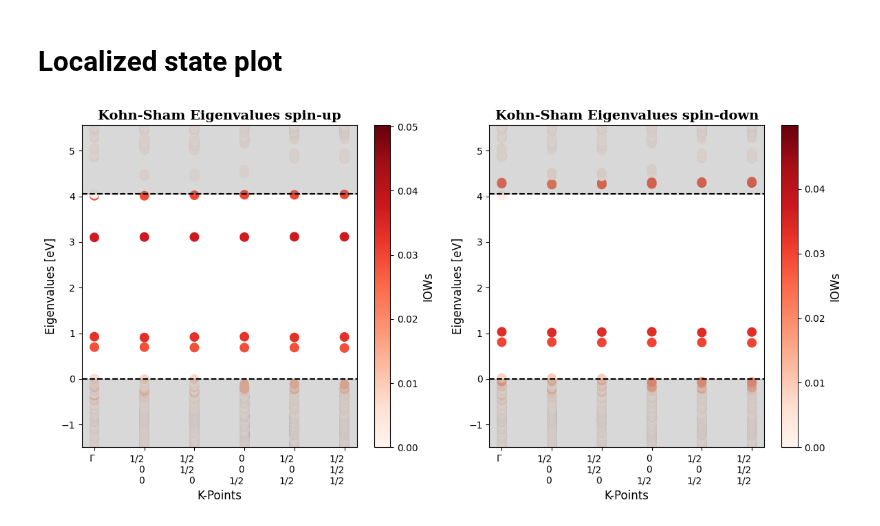
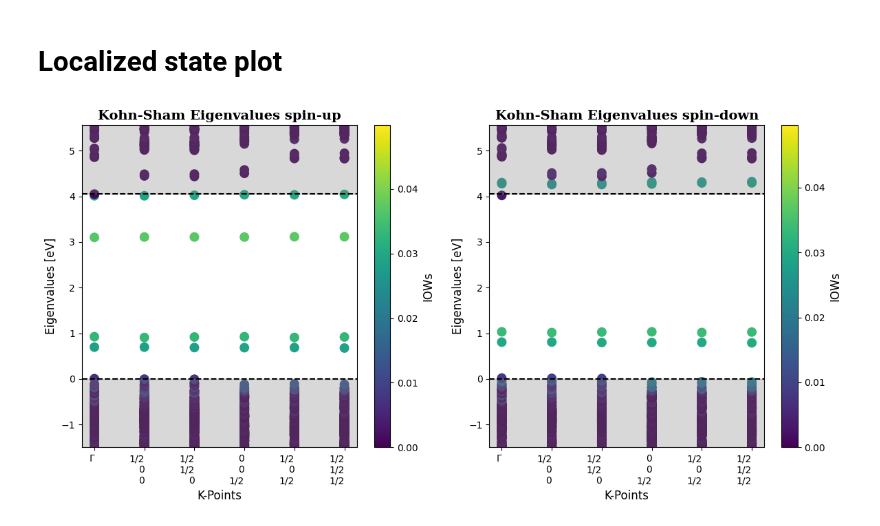
Before and after one commit to Luisrj14/VaspDefAnalysis, a Jupyter notebook: notebook/plot_localized_state.ipynb, the cells around one changed output. Drawn from its saved outputs; the diff is of its cells as text; code cells hidden in the pictures.

```diff
--- a/notebook/plot_localized_state.ipynb
+++ b/notebook/plot_localized_state.ipynb
@@ -7,35 +7,36 @@ from VaspDefAnalysis.plotter.plot_localization_factor import PlotLocalizedStates
 # Path to perfect struccture without relaxing
 perfect_structure_path =  '/home/luis/master_thesis_uio/thesis_project/output_from_vasp_saga/project_AlN/calcualtion_steps/supercell/gga-pbe/defect/perfect/POSCAR'
 
 # Path to the defect structure without relaxing
 defect_structure_path = '/home/luis/master_thesis_uio/thesis_project/output_from_vasp_saga/project_AlN/calcualtion_steps/supercell/gga-pbe/defect/C_N-C_Al/POSCAR-C_N-C_Al.vasp'
 
 # Path to the vasprun.xml (VASP) file of the defect calculation
 defect_vasprun_path = '/home/luis/master_thesis_uio/thesis_project/output_from_vasp_saga/project_AlN/calcualtion_steps/supercell/gga-pbe/defect/C_N-C_Al/C_N-C_Al_-1/vasprun.xml'
 
 # The VBM and CBM (PBE)
 VBM = 5.9732   # [eV]
 CBM = 10.0299  # [eV]
 
 # The VBM and CBM (HSE06)
 #VBM = 5.3092    # [eV]
 #CBM = 10.9541   # [eV]
 
 # Radius to consider surrounding neighbors of the defect (to select the first neighbor, it should be set slightly larger than the bonding length. For example, a radius of 2.0 Å for AlN, where the bonding length is approximately 1.87 Å).
 radius = 2.0    # Å
 
 fig = PlotLocalizedStates.get_plot_LS_using_IOWs(perfect_structure_path=perfect_structure_path,
                                                    defect_structure_path=defect_structure_path,
                                                    defect_vasprun_path=defect_vasprun_path,
                                                    radius=radius,
                                                    VBM=VBM,
                                                    CBM=CBM,
                                                    layout="horizontal",
+                                                   )#show_band_index=True,
                                                    #scatter_settings= {"cmap": "cividis"})
-                                                   scatter_settings= {"cmap": "Reds"})
+                                                   #scatter_settings= {"cmap": "Reds"})
                                                    #scatter_settings= {"cmap": "Blues"})
 # %% [output]
-[figure, old version]
+[figure, new version]
 # %%
 import os
 import matplotlib.pyplot as plt
```
Also changed, not shown: 1 other file.
